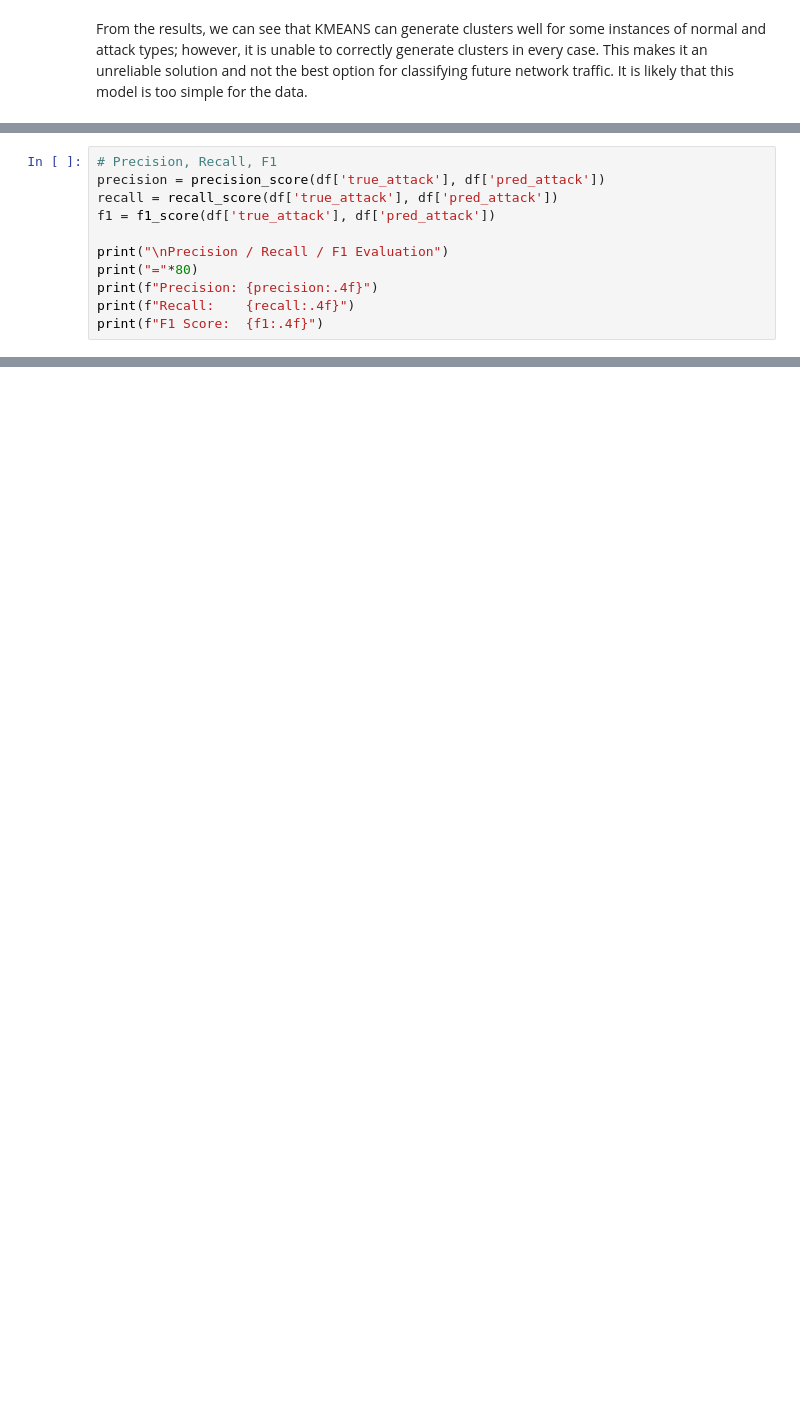
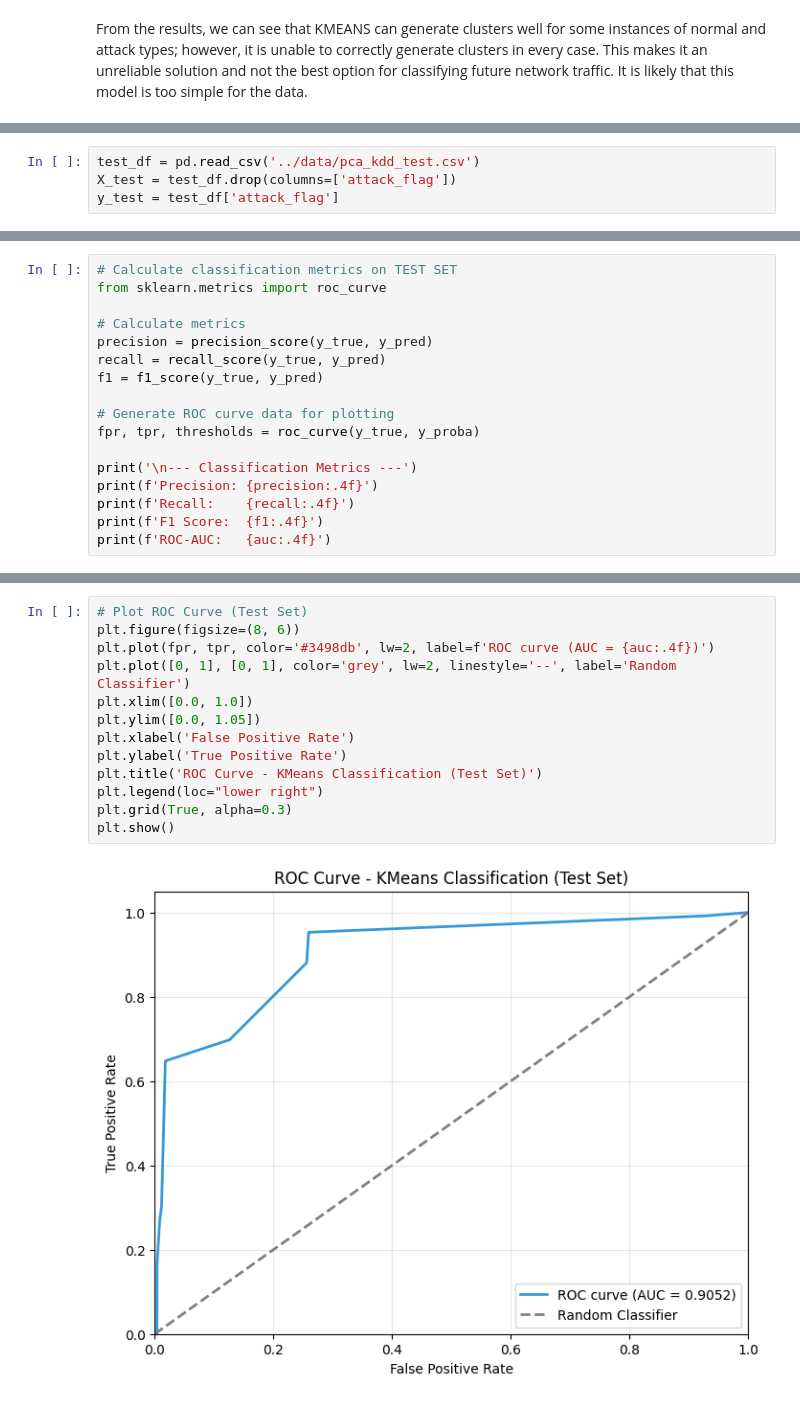
Before and after one commit to mjallen729/Anomaly-Detection-NetTraffic, a Jupyter notebook: models/kmeans.ipynb, the cells around one changed output, grey strips where cells are left out. Cells and saved outputs as stored; diff of their text form; blank space fills up the shorter version.

```diff
--- a/models/kmeans.ipynb
+++ b/models/kmeans.ipynb
@@ -204 +217,5 @@ From the results, we can see that KMEANS can generate clusters well for some ins
+# %%
+test_df = pd.read_csv('../data/pca_kdd_test.csv')
+X_test = test_df.drop(columns=['attack_flag'])
+y_test = test_df['attack_flag']
 # %%
@@ -245,12 +274,18 @@ Name: label_simple, dtype: float64
 # %%
-# Precision, Recall, F1
-precision = precision_score(df['true_attack'], df['pred_attack'])
-recall = recall_score(df['true_attack'], df['pred_attack'])
-f1 = f1_score(df['true_attack'], df['pred_attack'])
+# Calculate classification metrics on TEST SET
+from sklearn.metrics import roc_curve
 
-print("\nPrecision / Recall / F1 Evaluation")
-print("="*80)
-print(f"Precision: {precision:.4f}")
-print(f"Recall:    {recall:.4f}")
-print(f"F1 Score:  {f1:.4f}")
+# Calculate metrics
+precision = precision_score(y_true, y_pred)
+recall = recall_score(y_true, y_pred)
+f1 = f1_score(y_true, y_pred)
+
+# Generate ROC curve data for plotting
+fpr, tpr, thresholds = roc_curve(y_true, y_proba)
+
+print('\n--- Classification Metrics ---')
+print(f'Precision: {precision:.4f}')
+print(f'Recall:    {recall:.4f}')
+print(f'F1 Score:  {f1:.4f}')
+print(f'ROC-AUC:   {auc:.4f}')
 # %% [output]
@@ -261,0 +297,15 @@ F1 Score:  0.8254
+# %%
+# Plot ROC Curve (Test Set)
+plt.figure(figsize=(8, 6))
+plt.plot(fpr, tpr, color='#3498db', lw=2, label=f'ROC curve (AUC = {auc:.4f})')
+plt.plot([0, 1], [0, 1], color='grey', lw=2, linestyle='--', label='Random Classifier')
+plt.xlim([0.0, 1.0])
+plt.ylim([0.0, 1.05])
+plt.xlabel('False Positive Rate')
+plt.ylabel('True Positive Rate')
+plt.title('ROC Curve - KMeans Classification (Test Set)')
+plt.legend(loc="lower right")
+plt.grid(True, alpha=0.3)
+plt.show()
+# %% [output]
+[figure, added]
```
Also changed, not shown: parts of 16 cells of this notebook.
